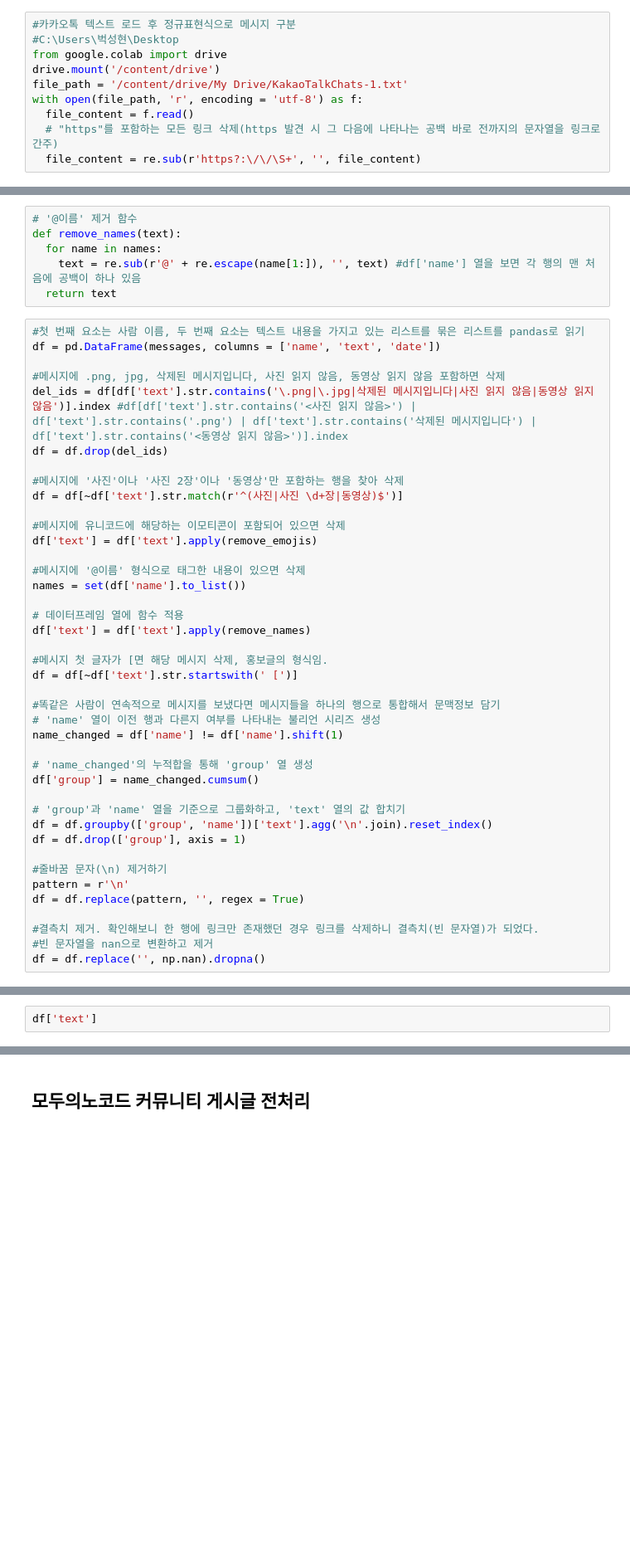
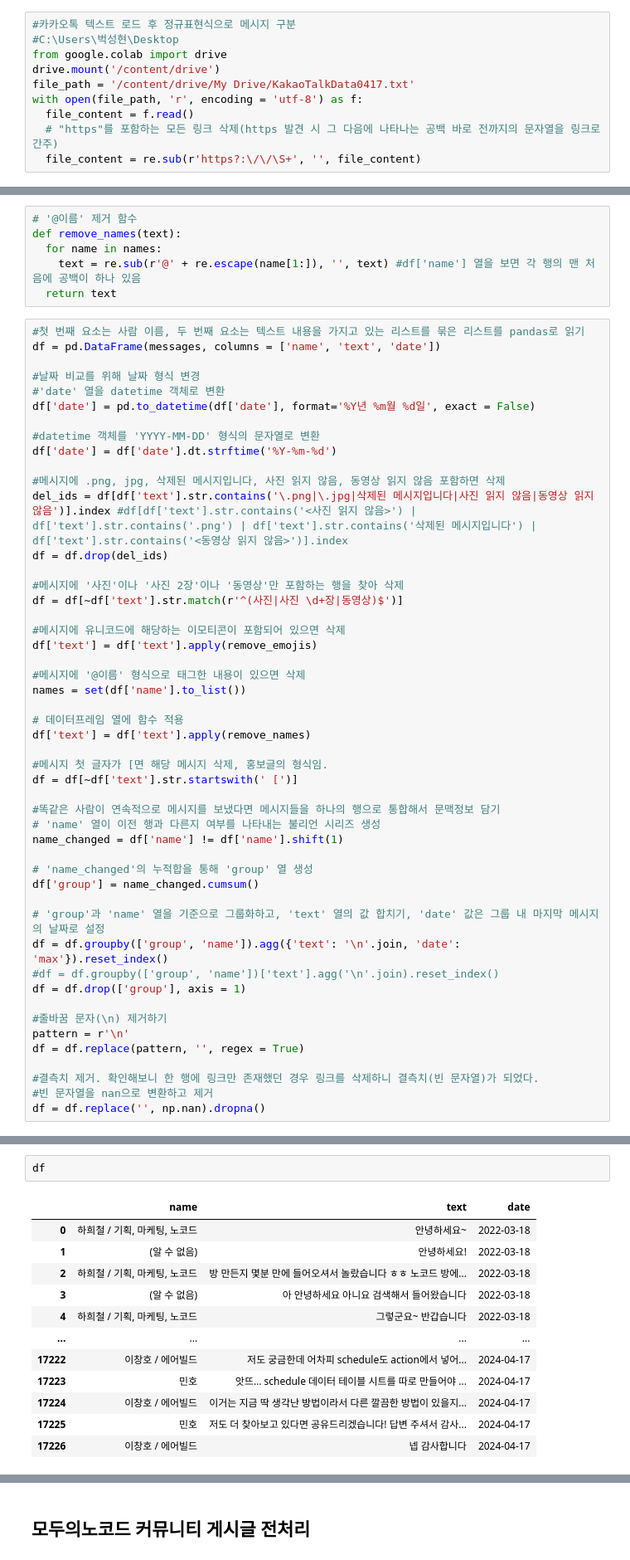
Before and after one commit to Kimhansav/everynocode_search_engine, a Jupyter notebook: BP_preprocess.ipynb, the cells around one changed output, grey strips where cells are left out. Shown at 83% size. Saved outputs shown, nothing was run; the diff lists cells and outputs as text; blank space fills up the shorter version.

```diff
--- a/BP_preprocess.ipynb
+++ b/BP_preprocess.ipynb
@@ -32,7 +32,7 @@ Successfully installed soynlp-0.0.493
 #C:\Users\벅성현\Desktop
 from google.colab import drive
 drive.mount('/content/drive')
-file_path = '/content/drive/My Drive/KakaoTalkChats-1.txt'
+file_path = '/content/drive/My Drive/KakaoTalkData0417.txt'
 with open(file_path, 'r', encoding = 'utf-8') as f:
   file_content = f.read()
   # "https"를 포함하는 모든 링크 삭제(https 발견 시 그 다음에 나타나는 공백 바로 전까지의 문자열을 링크로 간주)
@@ -84,6 +86,13 @@ def remove_names(text):
 # %%
 #첫 번째 요소는 사람 이름, 두 번째 요소는 텍스트 내용을 가지고 있는 리스트를 묶은 리스트를 pandas로 읽기
 df = pd.DataFrame(messages, columns = ['name', 'text', 'date'])
+
+#날짜 비교를 위해 날짜 형식 변경
+#'date' 열을 datetime 객체로 변환
+df['date'] = pd.to_datetime(df['date'], format='%Y년 %m월 %d일', exact = False)
+
+#datetime 객체를 'YYYY-MM-DD' 형식의 문자열로 변환
+df['date'] = df['date'].dt.strftime('%Y-%m-%d')
 
 #메시지에 .png, jpg, 삭제된 메시지입니다, 사진 읽지 않음, 동영상 읽지 않음 포함하면 삭제
 del_ids = df[df['text'].str.contains('\.png|\.jpg|삭제된 메시지입니다|사진 읽지 않음|동영상 읽지 않음')].index #df[df['text'].str.contains('<사진 읽지 않음>') | df['text'].str.contains('.png') | df['text'].str.contains('삭제된 메시지입니다') | df['text'].str.contains('<동영상 읽지 않음>')].index
@@ -111,8 +120,9 @@ name_changed = df['name'] != df['name'].shift(1)
 # 'name_changed'의 누적합을 통해 'group' 열 생성
 df['group'] = name_changed.cumsum()
 
-# 'group'과 'name' 열을 기준으로 그룹화하고, 'text' 열의 값 합치기
-df = df.groupby(['group', 'name'])['text'].agg('\n'.join).reset_index()
+# 'group'과 'name' 열을 기준으로 그룹화하고, 'text' 열의 값 합치기, 'date' 값은 그룹 내 마지막 메시지의 날짜로 설정
+df = df.groupby(['group', 'name']).agg({'text': '\n'.join, 'date': 'max'}).reset_index()
+#df = df.groupby(['group', 'name'])['text'].agg('\n'.join).reset_index()
 df = df.drop(['group'], axis = 1)
 
 #줄바꿈 문자(\n) 제거하기
@@ -138,2 +151,15 @@ for i, item in enumerate(df):
 # %%
-df['text']
+df
+# %% [output]
+|  | name | text | date |
+| 0 | 하희철 / 기획, 마케팅, 노코드 | 안녕하세요~ | 2022-03-18 |
+| 1 | (알 수 없음) | 안녕하세요! | 2022-03-18 |
+| 2 | 하희철 / 기획, 마케팅, 노코드 | 방 만든지 몇분 만에 들어오셔서 놀랐습니다 ㅎㅎ 노코드 방에... | 2022-03-18 |
+| 3 | (알 수 없음) | 아 안녕하세요 아니요 검색해서 들어왔습니다 | 2022-03-18 |
+| 4 | 하희철 / 기획, 마케팅, 노코드 | 그렇군요~ 반갑습니다 | 2022-03-18 |
+| ... | ... | ... | ... |
+| 17222 | 이창호 / 에어빌드 | 저도 궁금한데 어차피 schedule도 action에서 넣어... | 2024-04-17 |
+| 17223 | 민호 | 앗뜨… schedule 데이터 테이블 시트를 따로 만들어야 ... | 2024-04-17 |
+| 17224 | 이창호 / 에어빌드 | 이거는 지금 딱 생각난 방법이라서 다른 깔끔한 방법이 있을지... | 2024-04-17 |
+| 17225 | 민호 | 저도 더 찾아보고 있다면 공유드리겠습니다! 답변 주셔서 감사... | 2024-04-17 |
+| 17226 | 이창호 / 에어빌드 | 넵 감사합니다 | 2024-04-17 |
```
Also changed, not shown: parts of 16 cells of this notebook.
